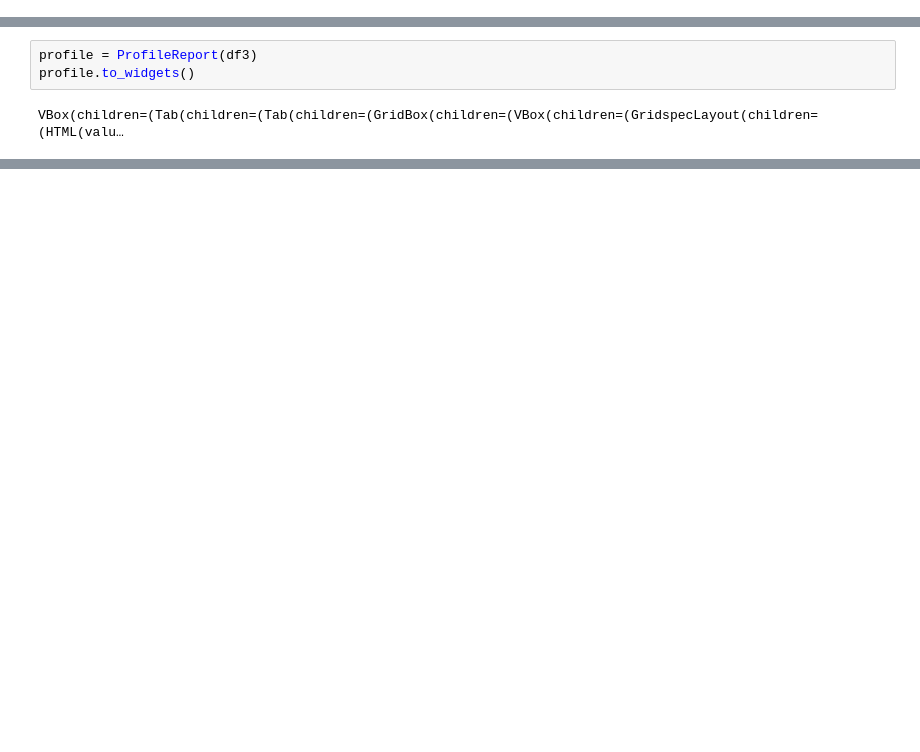
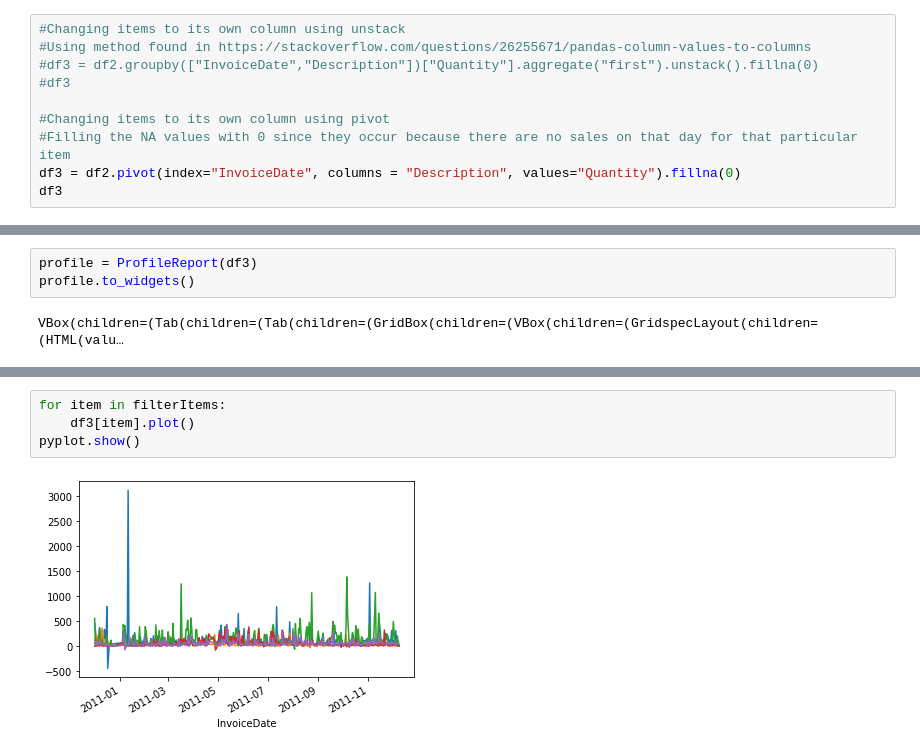
Before and after one commit to Abdul1Abdi/CIND820-Project, a Jupyter notebook: Project Notebook.ipynb, the cells around one changed output, grey strips where cells are left out. Drawn from its saved outputs; the diff is of its cells as text; blank space fills up the shorter version.

```diff
--- a/Project Notebook.ipynb
+++ b/Project Notebook.ipynb
@@ -118,0 +96,10 @@ df3
+# %%
+#Changing items to its own column using unstack
+#Using method found in https://stackoverflow.com/questions/26255671/pandas-column-values-to-columns
+#df3 = df2.groupby(["InvoiceDate","Description"])["Quantity"].aggregate("first").unstack().fillna(0)
+#df3
+
+#Changing items to its own column using pivot
+#Filling the NA values with 0 since they occur because there are no sales on that day for that particular item
+df3 = df2.pivot(index="InvoiceDate", columns = "Description", values="Quantity").fillna(0)
+df3
@@ -137,0 +126,6 @@ Name: Description, Length: 4223, dtype: int64
+# %%
+for item in filterItems:
+    df3[item].plot()
+pyplot.show()
+# %% [output]
+[figure, added]
```
Also changed, not shown: parts of 7 cells of this notebook.
